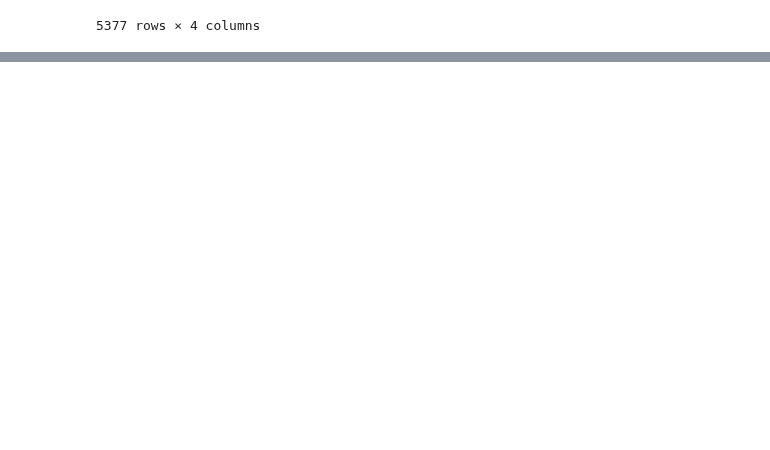
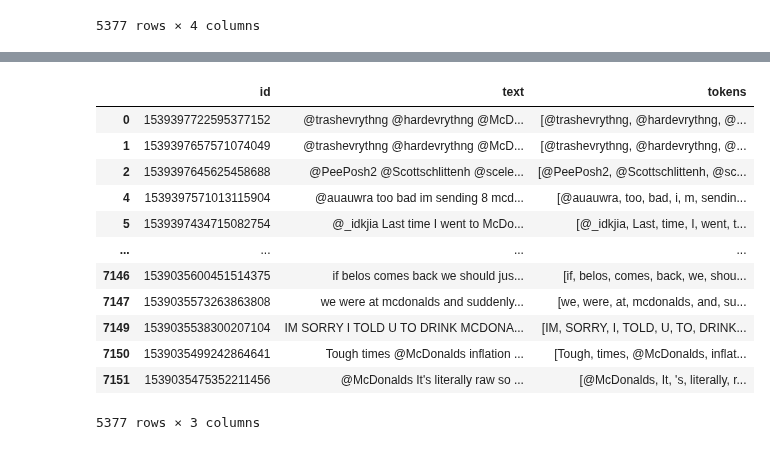
Before and after one commit to polltter/share, a Jupyter notebook: notebooks/sentiment_analysis_EN.ipynb, the cells around one changed output, grey strips where cells are left out. Saved outputs shown, nothing was run; the diff lists cells and outputs as text; code cells hidden in the pictures; blank space fills up the shorter version.

```diff
--- a/notebooks/sentiment_analysis_EN.ipynb
+++ b/notebooks/sentiment_analysis_EN.ipynb
@@ -212,0 +326,14 @@ df_nltk
+# %%
+df_spacy = df_en.copy()
+# %%
+# tokenize text
+
+def tokens(text):
+    doc = nlp(text)
+    return [tokens.text for tokens in doc]
+# %%
+%%time
+
+# pipeline with all the components
+
+df_spacy['tokens'] = df_spacy['text'].map(tokens)
@@ -212,0 +362,16 @@ df_nltk
+# %%
+df_spacy
+# %% [output]
+|  | id | text | tokens |
+| 0 | 1539397722595377152 | @trashevrythng @hardevrythng @McD... | [@trashevrythng, @hardevrythng, @... |
+| 1 | 1539397657571074049 | @trashevrythng @hardevrythng @McD... | [@trashevrythng, @hardevrythng, @... |
+| 2 | 1539397645625458688 | @PeePosh2 @Scottschlittenh @scele... | [@PeePosh2, @Scottschlittenh, @sc... |
+| 4 | 1539397571013115904 | @auauwra too bad im sending 8 mcd... | [@auauwra, too, bad, i, m, sendin... |
+| 5 | 1539397434715082754 | @_idkjia Last time I went to McDo... | [@_idkjia, Last, time, I, went, t... |
+| ... | ... | ... | ... |
+| 7146 | 1539035600451514375 | if belos comes back we should jus... | [if, belos, comes, back, we, shou... |
+| 7147 | 1539035573263863808 | we were at mcdonalds and suddenly... | [we, were, at, mcdonalds, and, su... |
+| 7149 | 1539035538300207104 | IM SORRY I TOLD U TO DRINK MCDONA... | [IM, SORRY, I, TOLD, U, TO, DRINK... |
+| 7150 | 1539035499242864641 | Tough times @McDonalds inflation ... | [Tough, times, @McDonalds, inflat... |
+| 7151 | 1539035475352211456 | @McDonalds It's literally raw so ... | [@McDonalds, It, 's, literally, r... |
+5377 rows × 3 columns
```
Also changed, not shown: parts of 32 cells of this notebook.
